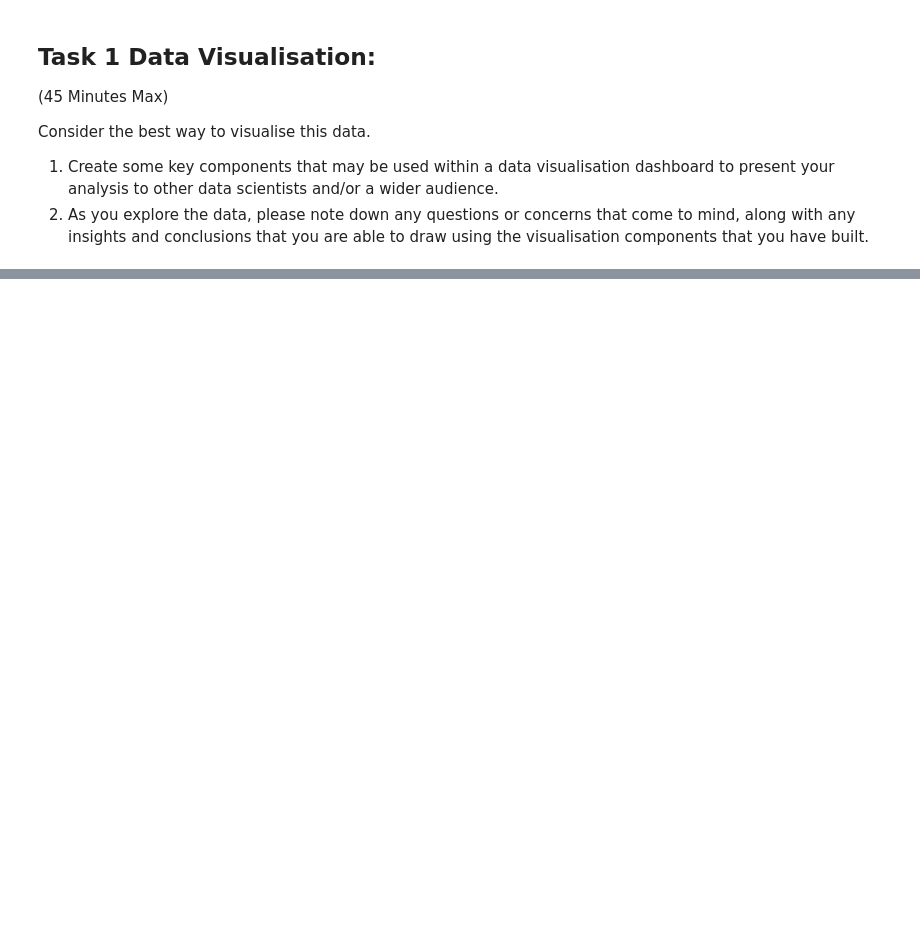
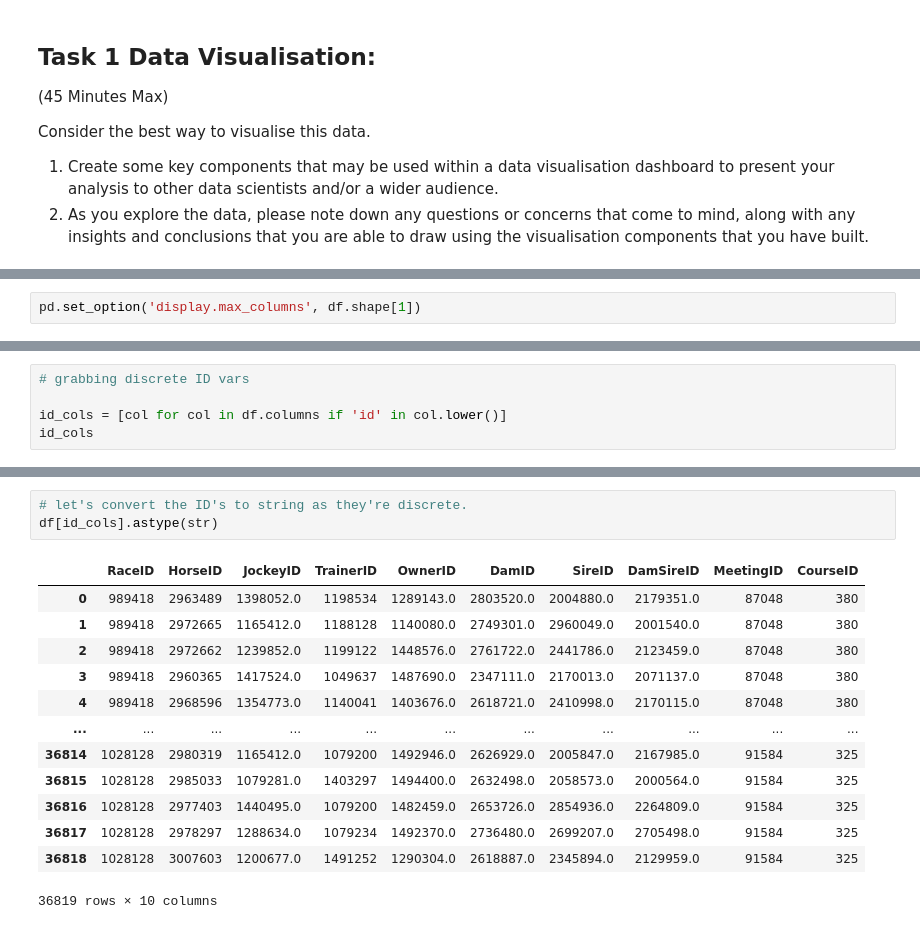
Before and after one commit to beckyclark17/bc-starling-task, a Jupyter notebook: notebooks/horses-eda.ipynb, the cells around one changed output, grey strips where cells are left out. Cells and saved outputs as stored; diff of their text form; blank space fills up the shorter version.

```diff
--- a/notebooks/horses-eda.ipynb
+++ b/notebooks/horses-eda.ipynb
@@ -30,0 +49,2 @@ df = pd.read_csv()
+# %%
+pd.set_option('display.max_columns', df.shape[1])
@@ -30,0 +184,5 @@ df = pd.read_csv()
+# %%
+# grabbing discrete ID vars
+
+id_cols = [col for col in df.columns if 'id' in col.lower()]
+id_cols
@@ -30,0 +214,17 @@ df = pd.read_csv()
+# %%
+# let's convert the ID's to string as they're discrete.
+df[id_cols].astype(str)
+# %% [output]
+|  | RaceID | HorseID | JockeyID | TrainerID | OwnerID | DamID | SireID | DamSireID | MeetingID | CourseID |
+| 0 | 989418 | 2963489 | 1398052.0 | 1198534 | 1289143.0 | 2803520.0 | 2004880.0 | 2179351.0 | 87048 | 380 |
+| 1 | 989418 | 2972665 | 1165412.0 | 1188128 | 1140080.0 | 2749301.0 | 2960049.0 | 2001540.0 | 87048 | 380 |
+| 2 | 989418 | 2972662 | 1239852.0 | 1199122 | 1448576.0 | 2761722.0 | 2441786.0 | 2123459.0 | 87048 | 380 |
+| 3 | 989418 | 2960365 | 1417524.0 | 1049637 | 1487690.0 | 2347111.0 | 2170013.0 | 2071137.0 | 87048 | 380 |
+| 4 | 989418 | 2968596 | 1354773.0 | 1140041 | 1403676.0 | 2618721.0 | 2410998.0 | 2170115.0 | 87048 | 380 |
+| ... | ... | ... | ... | ... | ... | ... | ... | ... | ... | ... |
+| 36814 | 1028128 | 2980319 | 1165412.0 | 1079200 | 1492946.0 | 2626929.0 | 2005847.0 | 2167985.0 | 91584 | 325 |
+| 36815 | 1028128 | 2985033 | 1079281.0 | 1403297 | 1494400.0 | 2632498.0 | 2058573.0 | 2000564.0 | 91584 | 325 |
+| 36816 | 1028128 | 2977403 | 1440495.0 | 1079200 | 1482459.0 | 2653726.0 | 2854936.0 | 2264809.0 | 91584 | 325 |
+| 36817 | 1028128 | 2978297 | 1288634.0 | 1079234 | 1492370.0 | 2736480.0 | 2699207.0 | 2705498.0 | 91584 | 325 |
+| 36818 | 1028128 | 3007603 | 1200677.0 | 1491252 | 1290304.0 | 2618887.0 | 2345894.0 | 2129959.0 | 91584 | 325 |
+36819 rows × 10 columns
```
Also changed, not shown: parts of 44 cells of this notebook.
